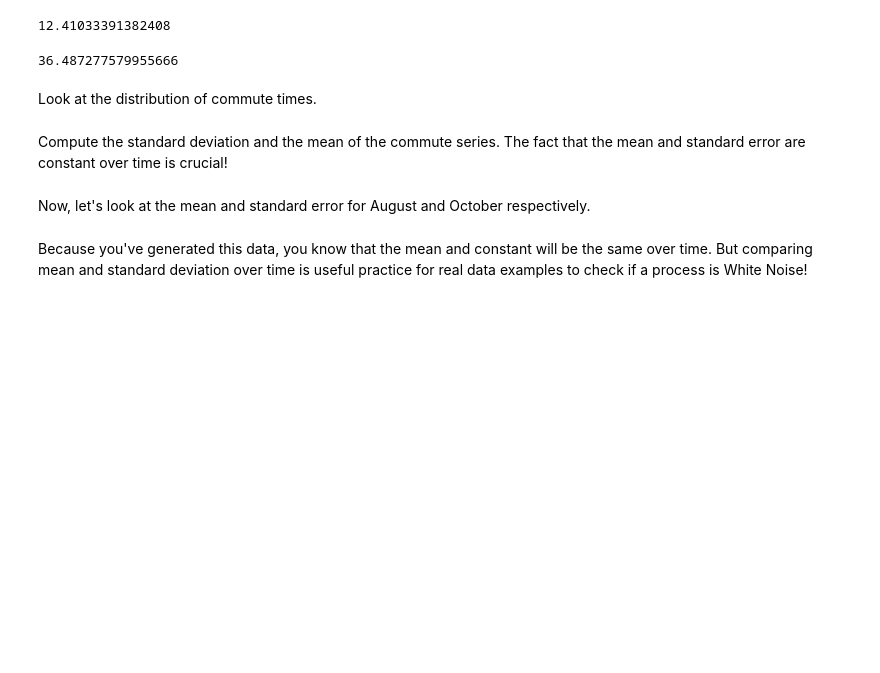
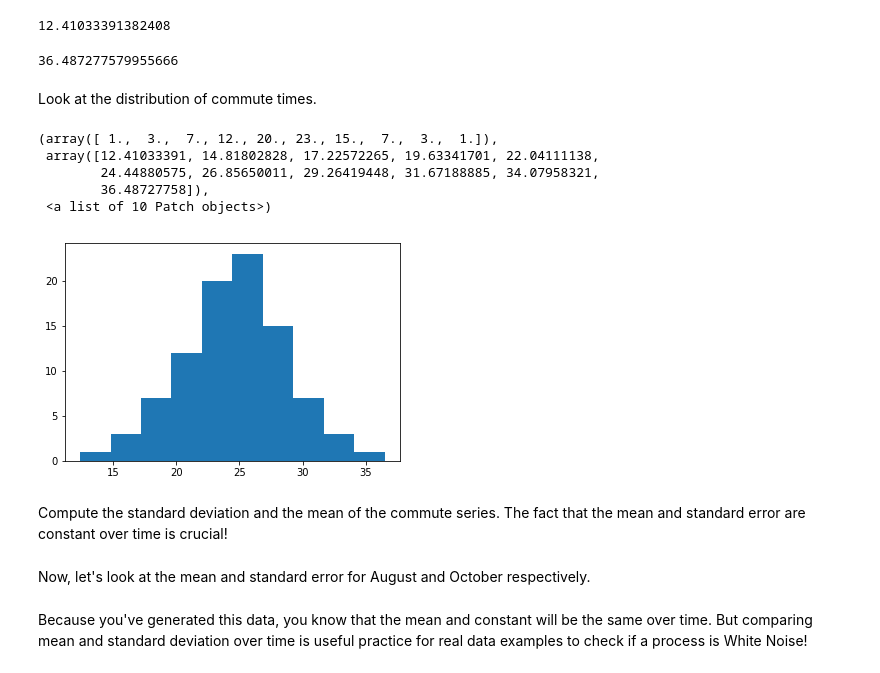
Before and after one commit to hiowatah/dsc-3-26-03-basic-time-series-models-lab-nyc-ds-career-031119, a Jupyter notebook: index.ipynb, the cells around one changed output. Cells and saved outputs as stored; diff of their text form; code cells hidden in the pictures; blank space fills up the shorter version.

```diff
--- a/index.ipynb
+++ b/index.ipynb
@@ -71,7 +71,14 @@ max(commute)
 Look at the distribution of commute times.
 # %%
 # your code here
-plt.his
+plt.hist(commute_series)
+# %% [output]
+(array([ 1.,  3.,  7., 12., 20., 23., 15.,  7.,  3.,  1.]),
+ array([12.41033391, 14.81802828, 17.22572265, 19.63341701, 22.04111138,
+        24.44880575, 26.85650011, 29.26419448, 31.67188885, 34.07958321,
+        36.48727758]),
+ <a list of 10 Patch objects>)
+[figure, added]
 # %% [markdown]
 Compute the standard deviation and the mean of the commute series. The fact that the mean and standard error are constant over time is crucial!
 # %%
```
